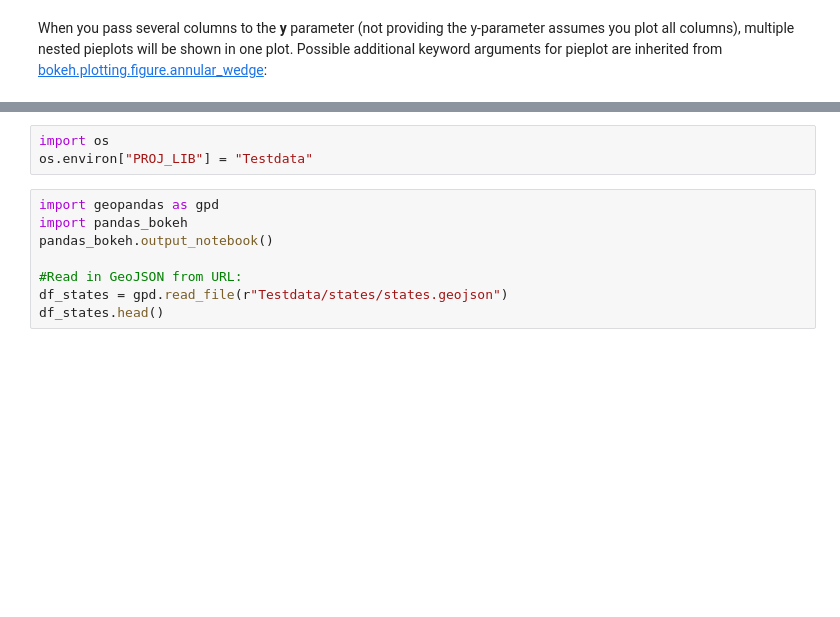
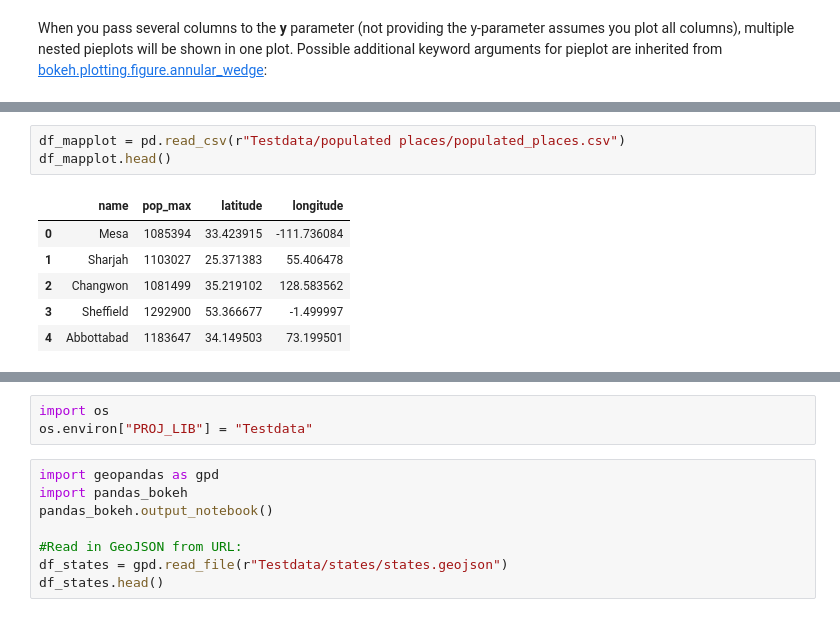
Before and after one commit to PatrikHlobil/Pandas-Bokeh, a Jupyter notebook: Documentation/Documentation.ipynb, the cells around one changed output, grey strips where cells are left out. Drawn from its saved outputs; the diff is of its cells as text; blank space fills up the shorter version.

Commit message:
Added mapplot & update documentation

```diff
--- a/Documentation/Documentation.ipynb
+++ b/Documentation/Documentation.ipynb
@@ -554,0 +635,10 @@ df_pie.plot_bokeh(
+# %%
+df_mapplot = pd.read_csv(r"Testdata/populated places/populated_places.csv")
+df_mapplot.head()
+# %% [output]
+|  | name | pop_max | latitude | longitude |
+| 0 | Mesa | 1085394 | 33.423915 | -111.736084 |
+| 1 | Sharjah | 1103027 | 25.371383 | 55.406478 |
+| 2 | Changwon | 1081499 | 35.219102 | 128.583562 |
+| 3 | Sheffield | 1292900 | 53.366677 | -1.499997 |
+| 4 | Abbottabad | 1183647 | 34.149503 | 73.199501 |
```
Also changed, not shown: parts of 32 cells of this notebook, 14 other files.
